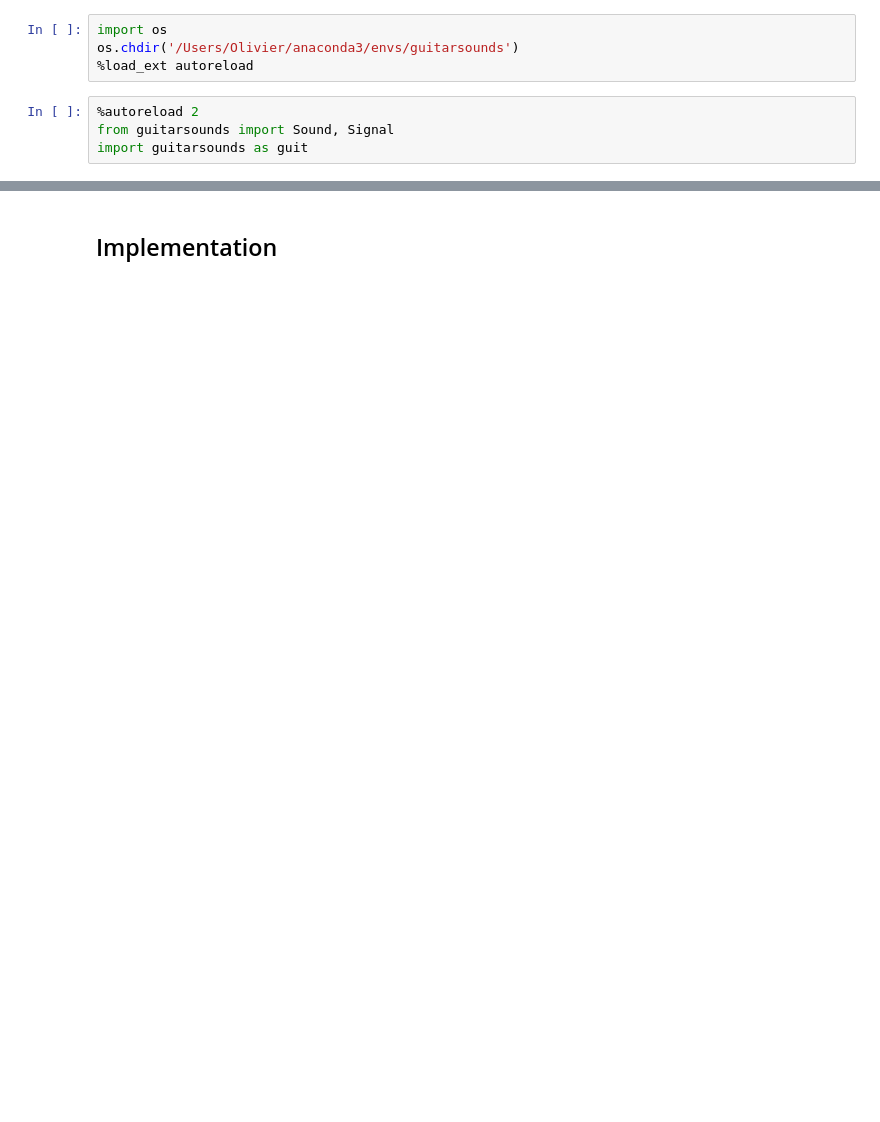
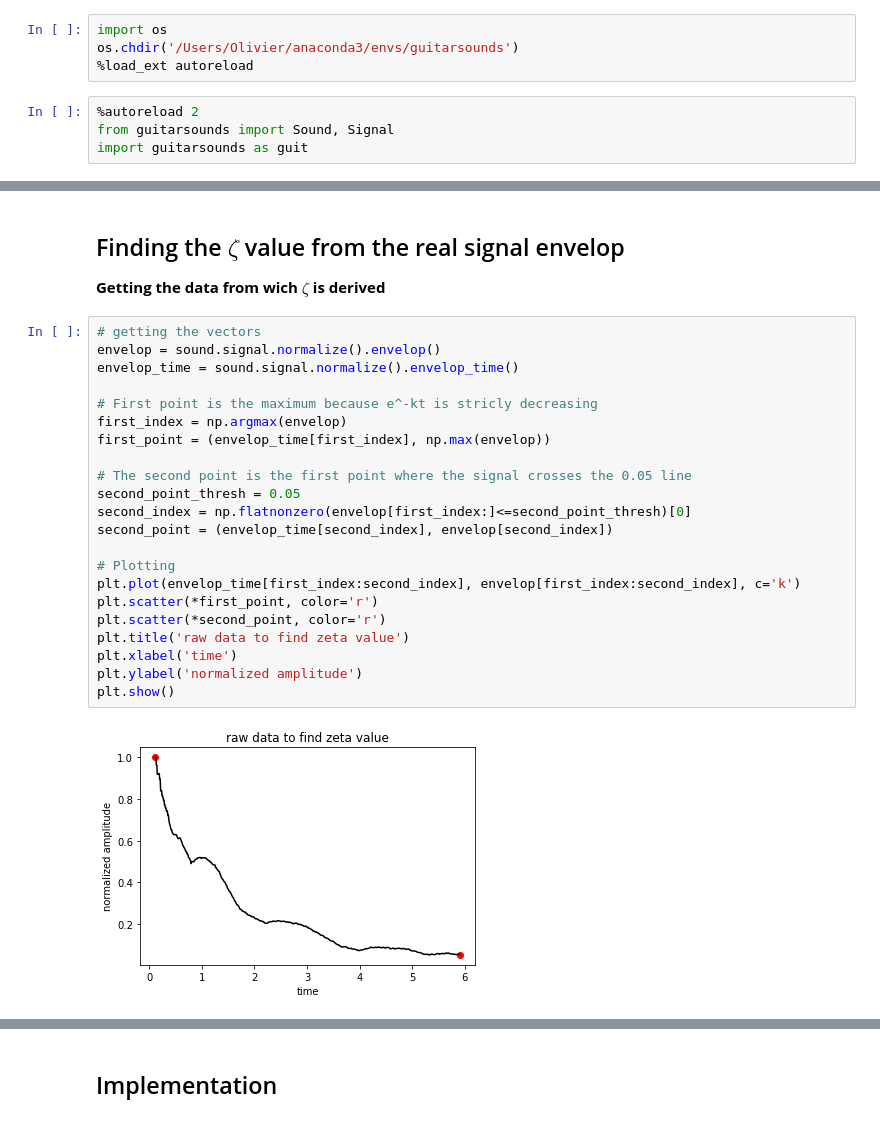
Before and after one commit to olivecha/guitarsounds, a Jupyter notebook: Notebooks/Dev/DEV_Time_Damping.ipynb, the cells around one changed output, grey strips where cells are left out. Cells and saved outputs as stored; diff of their text form; blank space fills up the shorter version.

```diff
--- a/Notebooks/Dev/DEV_Time_Damping.ipynb
+++ b/Notebooks/Dev/DEV_Time_Damping.ipynb
@@ -197,0 +72,28 @@ plt.show()
+# %% [markdown]
+## Finding the $\zeta$ value from the real signal envelop
+
+**Getting the data from wich $\zeta$ is derived**
+# %%
+# getting the vectors
+envelop = sound.signal.normalize().envelop()
+envelop_time = sound.signal.normalize().envelop_time()
+
+# First point is the maximum because e^-kt is stricly decreasing
+first_index = np.argmax(envelop)
+first_point = (envelop_time[first_index], np.max(envelop))
+
+# The second point is the first point where the signal crosses the 0.05 line
+second_point_thresh = 0.05
+second_index = np.flatnonzero(envelop[first_index:]<=second_point_thresh)[0]
+second_point = (envelop_time[second_index], envelop[second_index])
+
+# Plotting
+plt.plot(envelop_time[first_index:second_index], envelop[first_index:second_index], c='k')
+plt.scatter(*first_point, color='r')
+plt.scatter(*second_point, color='r')
+plt.title('raw data to find zeta value')
+plt.xlabel('time')
+plt.ylabel('normalized amplitude')
+plt.show()
+# %% [output]
+[figure, added]
```
Also changed, not shown: parts of 29 cells of this notebook, 23 other files.
